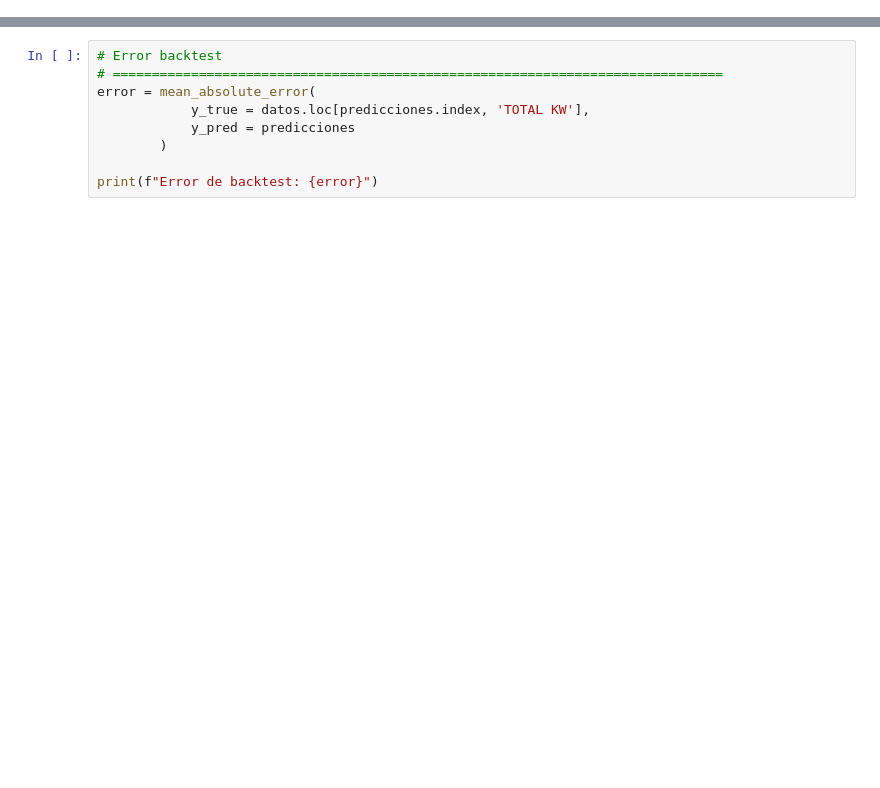
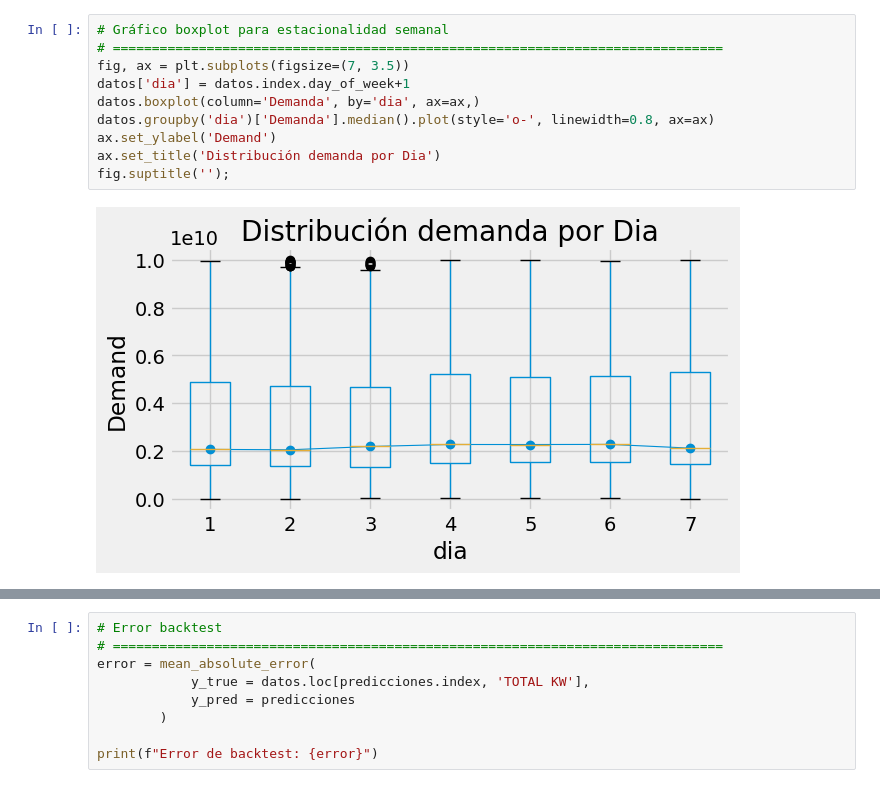
Before and after one commit to ISPCGrupo3/Redes-Neuronales, a Jupyter notebook: Predictor.ipynb, the cells around one changed output, grey strips where cells are left out. Saved outputs shown, nothing was run; the diff lists cells and outputs as text; blank space fills up the shorter version.

```diff
--- a/Predictor.ipynb
+++ b/Predictor.ipynb
@@ -472,0 +158,12 @@ ax.legend();
+# %%
+# Gráfico boxplot para estacionalidad semanal
+# ==============================================================================
+fig, ax = plt.subplots(figsize=(7, 3.5))
+datos['dia'] = datos.index.day_of_week+1
+datos.boxplot(column='Demanda', by='dia', ax=ax,)
+datos.groupby('dia')['Demanda'].median().plot(style='o-', linewidth=0.8, ax=ax)
+ax.set_ylabel('Demand')
+ax.set_title('Distribución demanda por Dia')
+fig.suptitle('');
+# %% [output]
+[figure, added]
```
Also changed, not shown: parts of 63 cells of this notebook, 1 other file.
